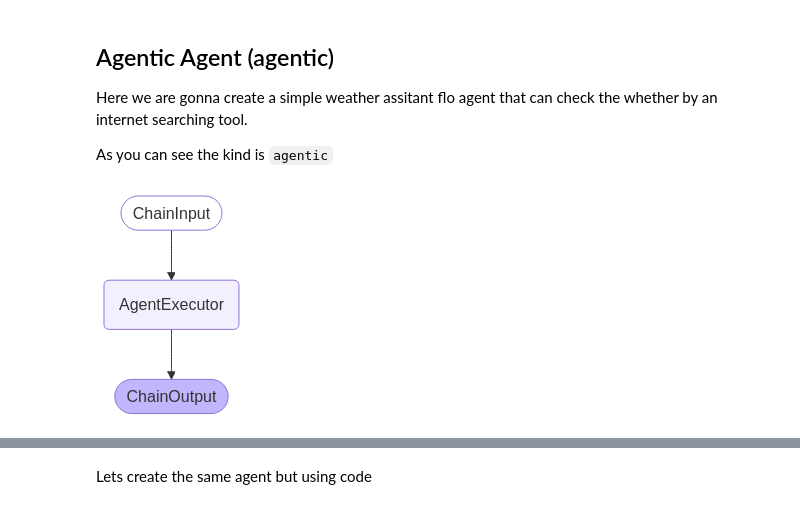
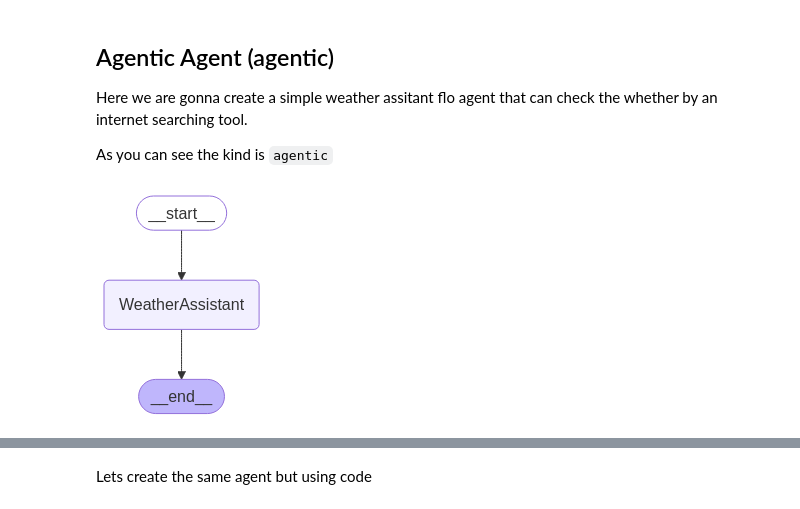
Before and after one commit to rootflo/flo-ai, a Jupyter notebook: flo_ai/examples/agents_of_flo_ai.ipynb, the cells around one changed output, grey strips where cells are left out. Drawn from its saved outputs; the diff is of its cells as text; code cells hidden in the pictures.

```diff
--- a/flo_ai/examples/agents_of_flo_ai.ipynb
+++ b/flo_ai/examples/agents_of_flo_ai.ipynb
@@ -66,10 +66,10 @@ agent:
 # %%
 from IPython.display import Image, display
 flo = Flo.build(session, simple_weather_checking_agent)
 
-flo.draw()
+flo.draw(xray=True)
 # %% [output]
-[figure, old version]
+[figure, new version]
 # %%
 result = flo.invoke("Whats the whether in New Delhi, India ?")
 print(result)
```
Also changed, not shown: parts of 10 cells of this notebook, 12 other files.
